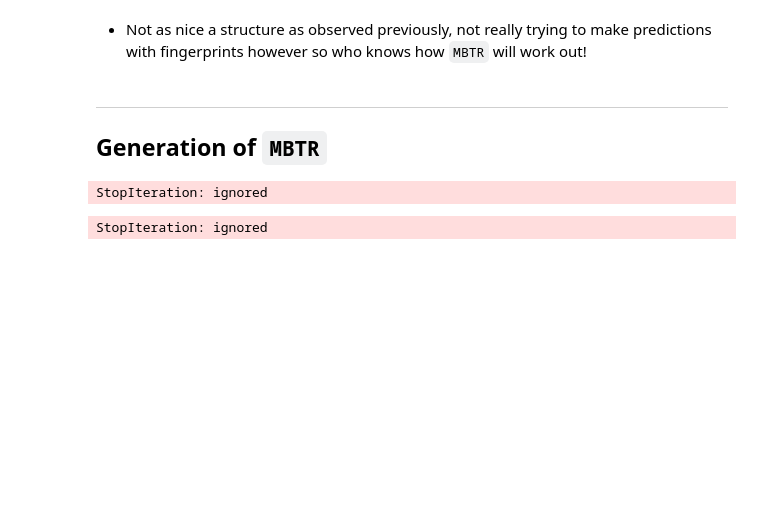
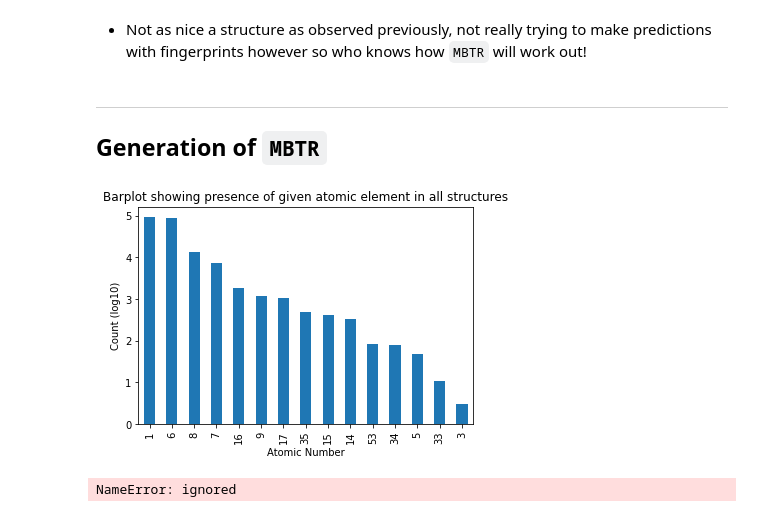
Before and after one commit to billalsohail/ML4MC, a Jupyter notebook: Calum_ML_playaround.ipynb, the cells around one changed output. Drawn from its saved outputs; the diff is of its cells as text; code cells hidden in the pictures; blank space fills up the shorter version.

```diff
--- a/Calum_ML_playaround.ipynb
+++ b/Calum_ML_playaround.ipynb
@@ -197,22 +195,21 @@ ___
 ## Generation of `MBTR`
 # %%
 def xyz_to_atoms(xyz):
-    file = io.StringIO()
-    file.write(xyz)
-    return read(file, format='xyz')
+    f = io.StringIO()
+    f.write(xyz)
+    f.seek(0)  # had to add this in otherwise wont return to start of file once read in
+    return read(f, format='xyz')
-# %%
-atoms = []
-
-for xyz in tqdm(df['xyz_pbe_relaxed'].to_list()):
-    f = io.StringIO()
-    f.write(xyz)
-    atoms.append(read(f, format='xyz'))
-# %% [output]
-StopIteration: ignored
 # %%
 df['atoms'] = df['xyz_pbe_relaxed'].apply(xyz_to_atoms)
-#df['unique_atomic_numbers'] = df['atoms'].apply(lambda x: list(set(x.numbers)))
-#all_atomic_numbers = set([a for b in df['unique_atomic_numbers'] for a in b])
+df['unique_atomic_numbers'] = df['atoms'].apply(lambda x: x.numbers)
+all_atomic_numbers = [a for b in df['unique_atomic_numbers'] for a in b]
+values, counts = np.unique(all_atomic_numbers, return_counts=True)
-# %% [output]
-StopIteration: ignored
+# %%
+pd.Series(index=values, data=counts).sort_values(ascending=False).apply(np.log10).plot.bar()
+plt.title('Barplot showing presence of given atomic element in all structures')
+plt.xlabel('Atomic Number')
+plt.ylabel('Count (log10)')
+plt.show()
+# %% [output]
+[figure, added]
 # %%
@@ -234,0 +244,4 @@ mbtr = feature_calc  = MBTR(
+# %%
+df
+# %% [output]
+NameError: ignored
```
Also changed, not shown: parts of 12 cells of this notebook.
